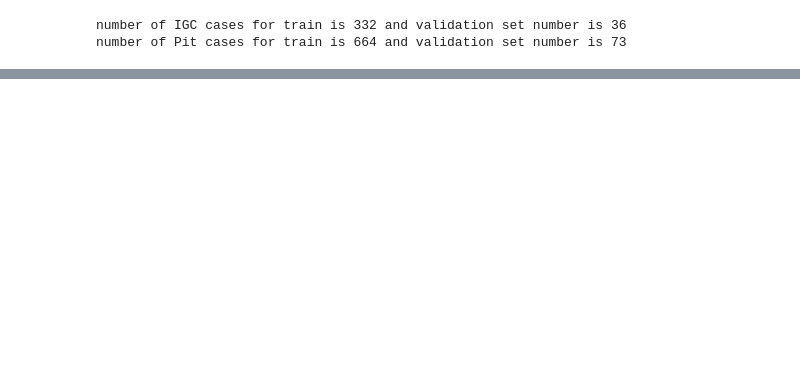
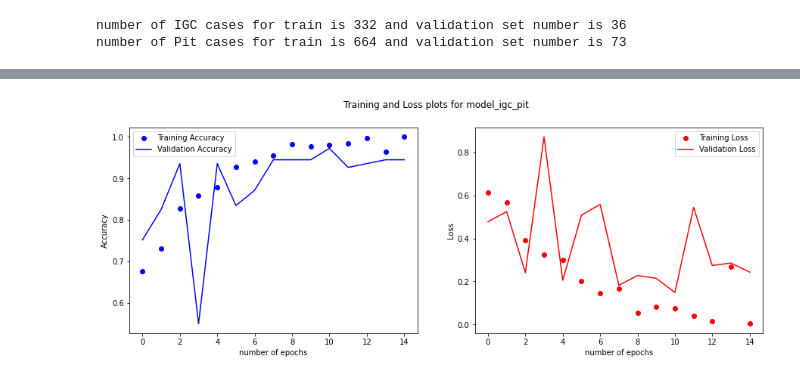
Before and after one commit to MajPaji/AI-corr-eye, a Jupyter notebook: corr_eye_pro.ipynb, the cells around one changed output, grey strips where cells are left out. Saved outputs shown, nothing was run; the diff lists cells and outputs as text; code cells hidden in the pictures; blank space fills up the shorter version.

```diff
--- a/corr_eye_pro.ipynb
+++ b/corr_eye_pro.ipynb
@@ -90,0 +191,7 @@ number of Pit cases for train is 664 and validation set number is 73
+# %%
+# using RMSprop for the optimizer and binary_crossentropy for loss function
+from tensorflow.keras.optimizers import RMSprop
+
+model_igc_pit.compile(loss='binary_crossentropy',
+              optimizer=RMSprop(learning_rate=0.001),
+              metrics=['accuracy'])
@@ -90,0 +219,8 @@ number of Pit cases for train is 664 and validation set number is 73
+# %%
+# fitting the model
+history = model_igc_pit.fit(
+      train_generator,
+      epochs=15,
+      verbose=1,
+      validation_data = val_generator,
+      )
@@ -90,0 +265,28 @@ number of Pit cases for train is 664 and validation set number is 73
+# %%
+train_acc_model_igc_pit = history.history['accuracy'] # training accuracy score of the model
+val_acc_model_igc_pit = history.history['val_accuracy'] # validation accuracy score of the model
+
+train_loss_model_igc_pit = history.history['loss'] # training loss score of the model
+val_loss_model_igc_pit = history.history['val_loss'] # validation loss score of the model
+
+
+fig, (ax1, ax2) = plt.subplots(1, 2)
+fig.suptitle('Training and Loss plots for model_igc_pit')
+fig = plt.gcf()
+fig.set_size_inches (15, 5)
+
+epochs = range(len(train_acc_model_igc_pit))
+
+ax1.plot(epochs, train_acc_model_igc_pit, 'bo', label = 'Training Accuracy')
+ax1.plot(epochs, val_acc_model_igc_pit, 'b', label = 'Validation Accuracy')
+ax1.set(xlabel='number of epochs', ylabel='Accuracy')
+ax1.legend()
+
+ax2.plot(epochs, train_loss_model_igc_pit, 'ro', label = 'Training Loss')
+ax2.plot(epochs, val_loss_model_igc_pit, 'r', label = 'Validation Loss')
+ax2.set(xlabel='number of epochs', ylabel='Loss')
+ax2.legend()
+
+plt.show()
+# %% [output]
+[figure, added]
```
Also changed, not shown: parts of 25 cells of this notebook.
